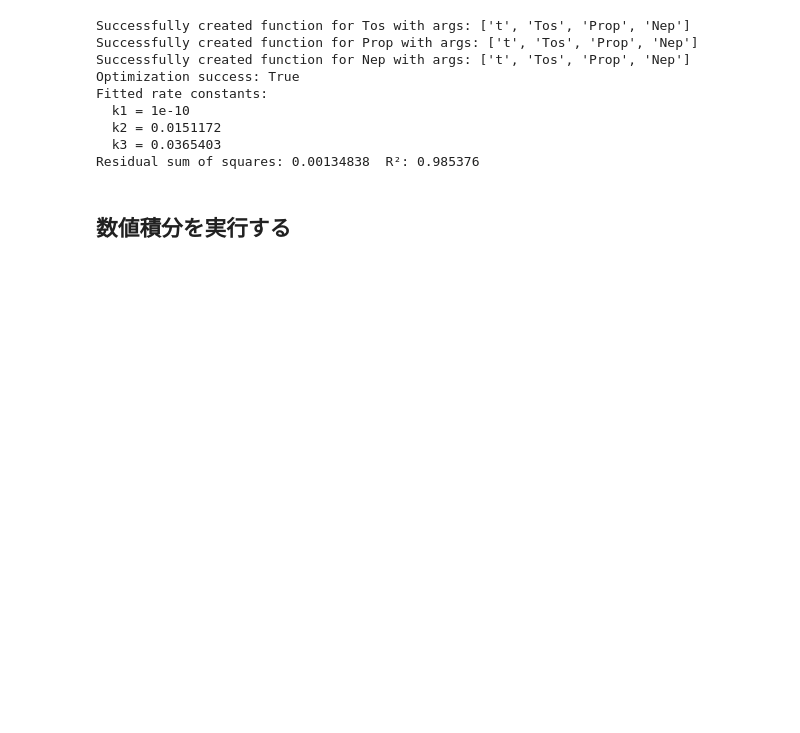
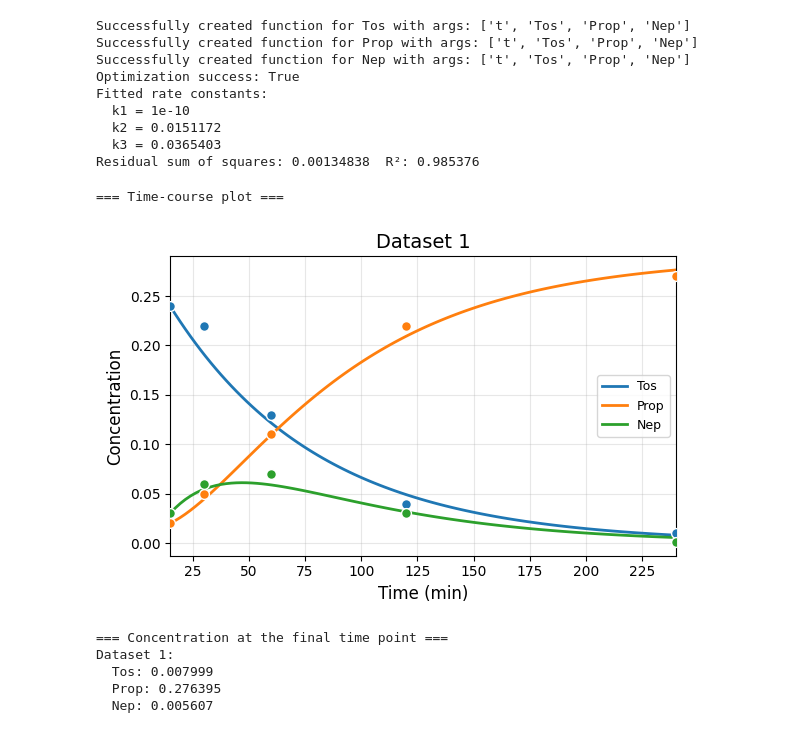
Before and after one commit to PEJpOhno/rxnfit, a Jupyter notebook: examples/04_example_script_classExpDataFitSci_ref3.ipynb, the cells around one changed output. Drawn from its saved outputs; the diff is of its cells as text; code cells hidden in the pictures; blank space fills up the shorter version.

Commit message:
ver 0.2. refine plot method.

```diff
--- a/examples/04_example_script_classExpDataFitSci_ref3.ipynb
+++ b/examples/04_example_script_classExpDataFitSci_ref3.ipynb
@@ -117,9 +117,13 @@ Fitted rate constants:
   k3 = 0.0365403
 Residual sum of squares: 0.00134838  R²: 0.985376
 # %%
-# フィッティング結果で builded_rxnode を更新し、SolverConfig を取得
-# fit_sci.get_fitted_rate_const_dict() と get_solver_config_args() を使用
-builded_rxnode.rate_consts_dict.update(fit_sci.get_fitted_rate_const_dict())
-config = SolverConfig(**fit_sci.get_solver_config_args())
+# 経時変化を図示（plot_fitted_solution を使用）
+fit_sci.plot_fitted_solution(expdata_df=df1)
+# %% [output]
+=== Time-course plot ===
+[figure, added]
+=== Concentration at the final time point ===
+Dataset 1:
+  Tos: 0.007999
+  Prop: 0.276395
+  Nep: 0.005607
-# %% [markdown]
-## 数値積分を実行する
```
Also changed, not shown: parts of 4 cells of this notebook, 20 other files.
